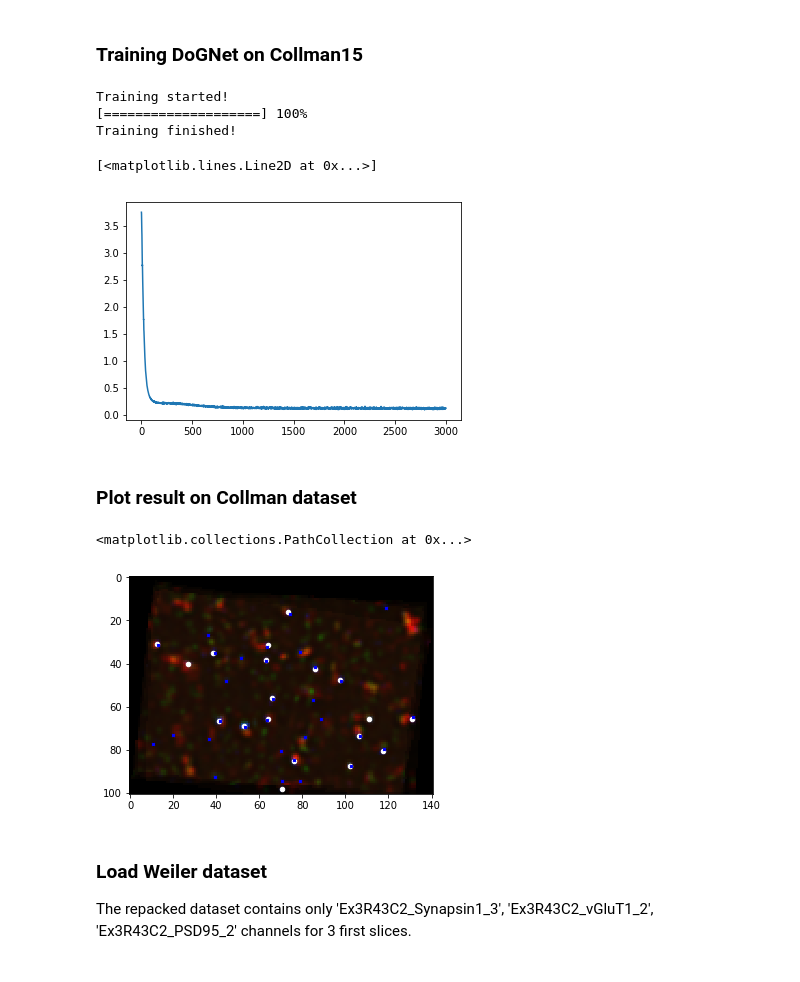
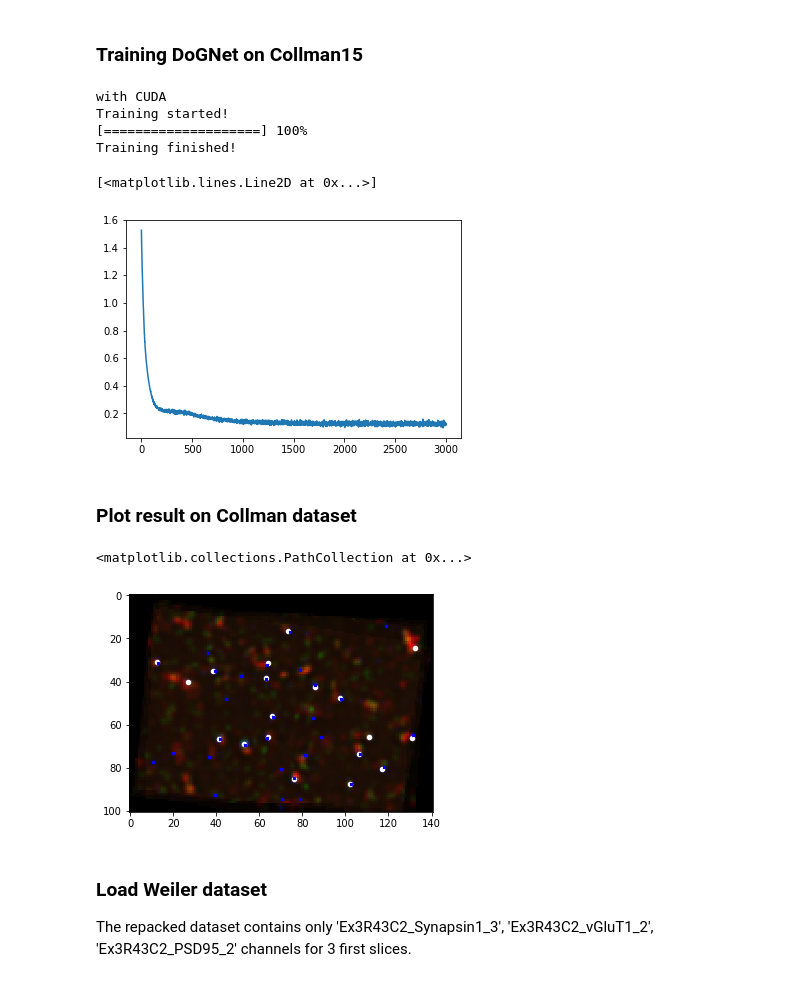
Before and after one commit to kulikovv/dognet, a Jupyter notebook: notebooks/weiler14.ipynb, the cells around one changed output. Saved outputs shown, nothing was run; the diff lists cells and outputs as text; code cells hidden in the pictures.

```diff
--- a/notebooks/weiler14.ipynb
+++ b/notebooks/weiler14.ipynb
@@ -60,21 +60,22 @@ for i in range(9,14):
 # %% [markdown]
 ### Training DoGNet on Collman15
 # %%
-n = dognet.SimpleAnisotropic(3,9,6,return_intermediate=True,learn_amplitude=False)
+n = dognet.SimpleAnisotropic(3,9,2,return_intermediate=True,learn_amplitude=False)
 n.weights_init()
 if torch.cuda.is_available():
     print('with CUDA')
     n = n.cuda()
 else:
     print('CUDA is not detected, running on CPU')
 net,errors =dognet.train_routine(n,dognet.create_generator(train_images,train_labels),n_iter=3000,margin=3)
 plt.plot(errors)
 # %% [output]
+with CUDA
 Training started!
 [====================] 100%
 Training finished!
 [<matplotlib.lines.Line2D at 0x...>]
-[figure, old version]
+[figure, new version]
 # %% [markdown]
 ### Plot result on Collman dataset
 # %%
@@ -92,7 +93,7 @@ plt.scatter(coords[:,1],coords[:,0],s=20, c='white', marker='o')
 plt.scatter(gt_pts[:,0],gt_pts[:,1],s=7, c='blue', marker='x')
 # %% [output]
 <matplotlib.collections.PathCollection at 0x...>
-[figure, old version]
+[figure, new version]
 # %% [markdown]
 ### Load Weiler dataset
 
```
Also changed, not shown: parts of 2 cells of this notebook, 7 other files.
